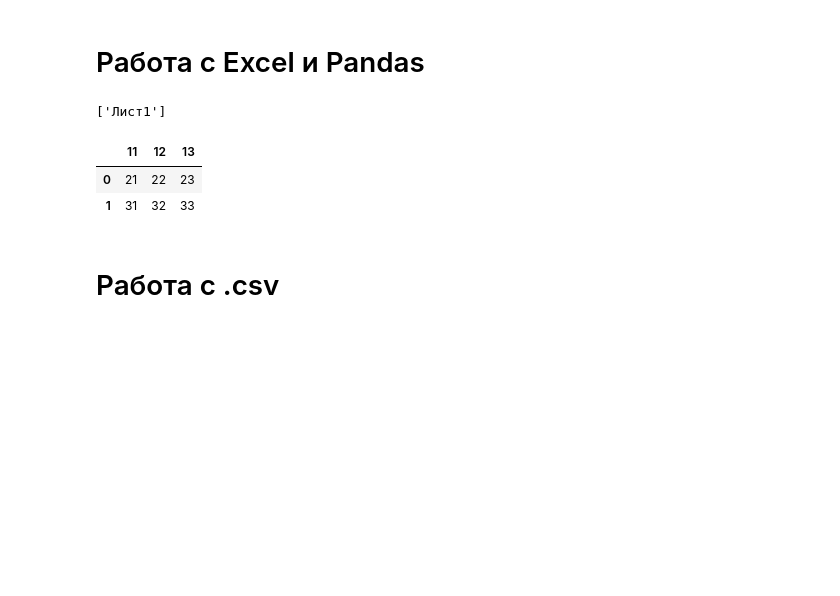
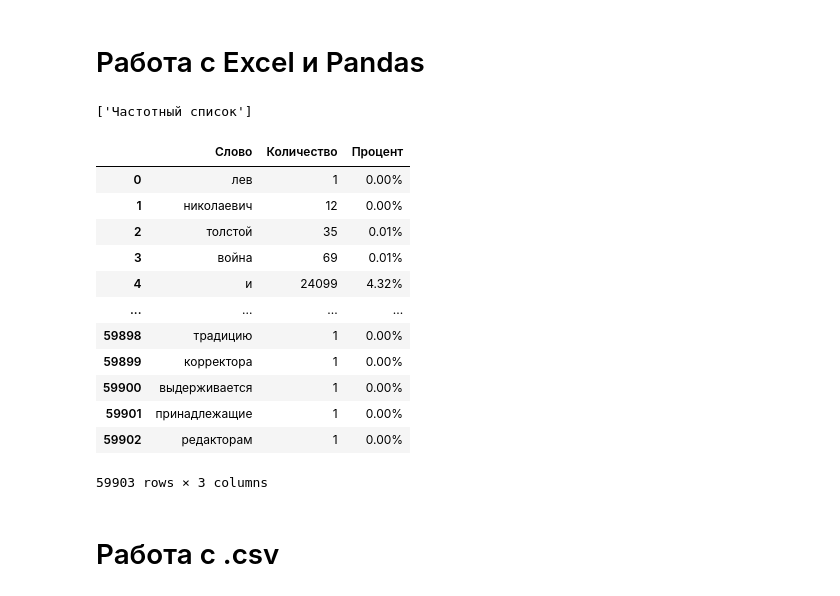
Before and after one commit to Kordebalet67/live_demoes, a Jupyter notebook: Лекция 5.3.ipynb, the cells around one changed output. Cells and saved outputs as stored; diff of their text form; code cells hidden in the pictures; blank space fills up the shorter version.

```diff
--- a/Лекция 5.3.ipynb
+++ b/Лекция 5.3.ipynb
@@ -259,22 +259,33 @@ for row in table.rows:
 import pandas as pd
 
 # Загружаем ваш файл в переменную `file` / вместо 'example' укажите название свого файла из текущей директории
-file = 'example.xlsx'
+file = 'ChastotniSpisok.xlsx'
 
 # Загружаем spreadsheet в объект pandas
 xl = pd.ExcelFile(file)
 
 # Печатаем название листов в данном файле
 print(xl.sheet_names)
-
-# Загрузить лист в DataFrame по его имени: df1
-df1 = xl.parse('Лист1')
-df1
 # %% [output]
-['Лист1']
+['Частотный список']
-|  | 11 | 12 | 13 |
-| 0 | 21 | 22 | 23 |
-| 1 | 31 | 32 | 33 |
+# %%
+# Загрузить лист в DataFrame по его имени: df1
+df1 = xl.parse('Частотный список')
+df1
+# %% [output]
+|  | Слово | Количество | Процент |
+| 0 | лев | 1 | 0.00% |
+| 1 | николаевич | 12 | 0.00% |
+| 2 | толстой | 35 | 0.01% |
+| 3 | война | 69 | 0.01% |
+| 4 | и | 24099 | 4.32% |
+| ... | ... | ... | ... |
+| 59898 | традицию | 1 | 0.00% |
+| 59899 | корректора | 1 | 0.00% |
+| 59900 | выдерживается | 1 | 0.00% |
+| 59901 | принадлежащие | 1 | 0.00% |
+| 59902 | редакторам | 1 | 0.00% |
+59903 rows × 3 columns
 # %%
 # Импорт библиотеки pandas
 import pandas as pd
```
Also changed, not shown: parts of 6 cells of this notebook, 4 other files.
